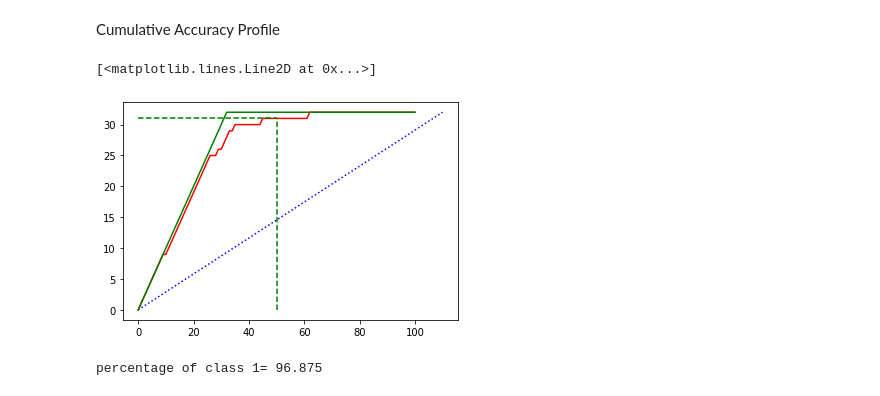
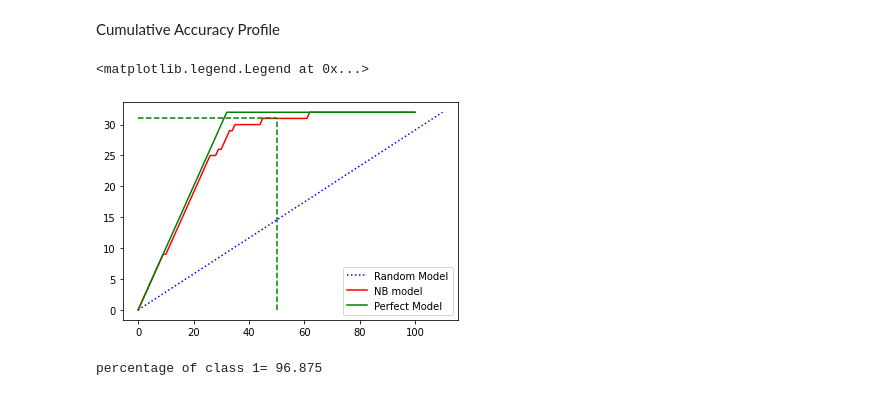
Before and after one commit to Legolas1086/Naive_Bayes_Classifier, a Jupyter notebook: Naive_Bayes.ipynb, the cells around one changed output. Saved outputs shown, nothing was run; the diff lists cells and outputs as text; code cells hidden in the pictures.

```diff
--- a/Naive_Bayes.ipynb
+++ b/Naive_Bayes.ipynb
@@ -99,18 +99,19 @@ x_scale=np.arange(0,len(x_test)+1)
 # %%
 plt.plot([0,len(x_test)+10],[0,max_ones],color='blue',linestyle='dotted',label='Random Model')
 plt.plot(x_scale,y_scale,color='red',linestyle='solid',label='NB model')
-plt.plot([0,max_ones,len(x_test)],[0,max_ones,max_ones],color='green')
+plt.plot([0,max_ones,len(x_test)],[0,max_ones,max_ones],color='green',label='Perfect Model')
 
 index = int((50*len(x_test) / 100))
 
 ## 50% Verticcal line from x-axis
 plt.plot([index, index], [0, y_scale[index]], c ='g', linestyle = '--')
 
 ## Horizontal line to y-axis from prediction model
 plt.plot([0, index], [y_scale[index], y_scale[index]], c = 'g', linestyle = '--')
+plt.legend()
 # %% [output]
-[<matplotlib.lines.Line2D at 0x...>]
+<matplotlib.legend.Legend at 0x...>
-[figure, old version]
+[figure, new version]
 # %%
 print('percentage of class 1=',y_scale[index]*100/max_ones)
 # %% [output]
```
